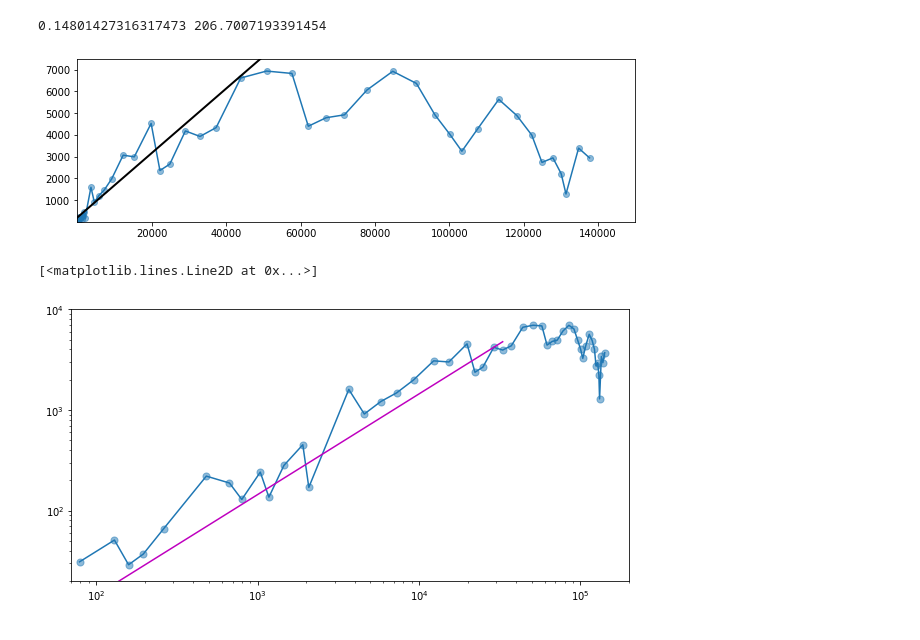
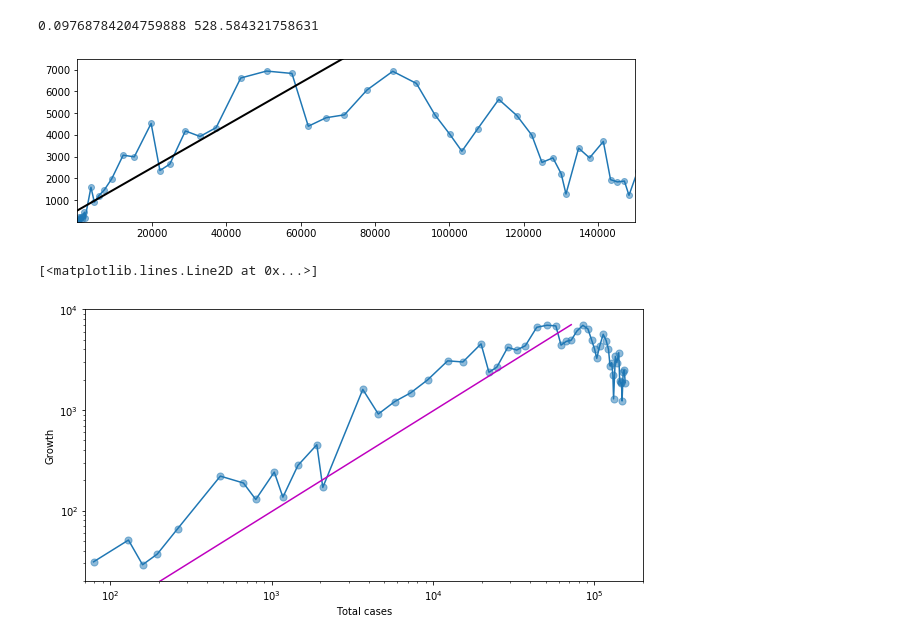
Before and after one commit to CemUz/py, a Jupyter notebook: Scripts/corona_Rate_vs_Total.ipynb, the cells around one changed output. Drawn from its saved outputs; the diff is of its cells as text; code cells hidden in the pictures.

```diff
--- a/Scripts/corona_Rate_vs_Total.ipynb
+++ b/Scripts/corona_Rate_vs_Total.ipynb
@@ -3,10 +3,10 @@ import matplotlib.pyplot as plt
 import numpy as np
 from scipy.stats import linregress
 
-timeseries = [48,79,130,159,196,262,482,670,799,1040,1176,1457,1908,2078,3675,4585,5795,7272,9257,
-              12327,15320,19848,22213,24873,29056,32986,37323,43938,50871,57695,62095,66885,71808,
-              77872,84794,91159,96092,100123,103374,107663,113296,118181,122171,124908,127854,130072,
-              131359,134753,137698]
+timeseries = [48,79,130,159,196,262,482,670,799,1040,1176,1457,1908,2078,3675,4585,5795,7272,9257,12327,15320,
+              19848,22213,24873,29056,32986,37323,43938,50871,57695,62095,66885,71808,77872,84794,91159,96092,
+              100123,103374,107663,113296,118181,122171,124908,127854,130072,131359,134753,137698,141397,143342,
+              145184,147065,148291,150648,153129,154999]
 
 zuwachs=[timeseries[i+1]-timeseries[i] for i in range(len(timeseries)-1)]
 #zuwachs.insert(0,1)
@@ -32,36 +32,38 @@ ax.plot(x, y,'k-', lw=2)
 
 plt.show()
 # %% [output]
-0.14801427316317473 206.7007193391454
+0.09768784204759888 528.584321758631
-[figure, old version]
+[figure, new version]
 # %%
 import matplotlib.pyplot as plt
 import numpy as np
 from scipy.stats import linregress
 
-timeseries = [48,79,130,159,196,262,482,670,799,1040,1176,1457,1908,2078,3675,4585,5795,
-              7272,9257,12327,15320,19848,22213,24873,29056,32986,37323,43938,50871,57695,
-              62095,66885,71808,77872,84794,91159,96092,100123,103374,107663,
-              113296,118181,122171,124908,127854,130072,131359,134753,137698,141397]
+timeseries = [48,79,130,159,196,262,482,670,799,1040,1176,1457,1908,2078,3675,4585,5795,7272,9257,12327,15320,
+              19848,22213,24873,29056,32986,37323,43938,50871,57695,62095,66885,71808,77872,84794,91159,96092,
+              100123,103374,107663,113296,118181,122171,124908,127854,130072,131359,134753,137698,141397,143342,
+              145184,147065,148291,150648,153129,154999]
 
 zuwachs=[timeseries[i+1]-timeseries[i] for i in range(len(timeseries)-1)]
 
 gradient, intercept, r_value, p_value, std_err = linregress(
                                                             timeseries[1:(len(timeseries)-25)],
                                                             zuwachs[0:(len(zuwachs)-25)])
 
 fig, ax = plt.subplots(figsize=(10,5))
 ax.set_yscale('log')
 ax.set_xscale('log')
 ax.set_ylim(20, 10000)
 ax.set_xlim(70, 200000)
+ax.set_xlabel('Total cases')
+ax.set_ylabel('Growth')
 
 x = np.linspace(100,timeseries[len(timeseries)-25],2)
 #y = gradient*x+intercept
 y = gradient*x
 ax.scatter(timeseries[1:len(timeseries)], zuwachs, alpha=0.5, s=50)
 ax.plot(timeseries[1:len(timeseries)], zuwachs)
 ax.plot(x,y,'m')
 # %% [output]
 [<matplotlib.lines.Line2D at 0x...>]
-[figure, old version]
+[figure, new version]
```
